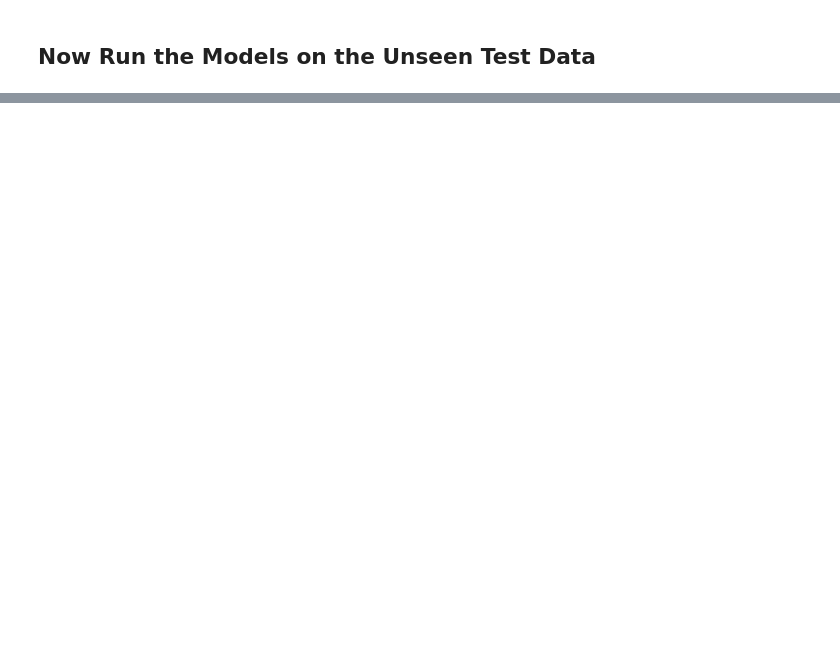
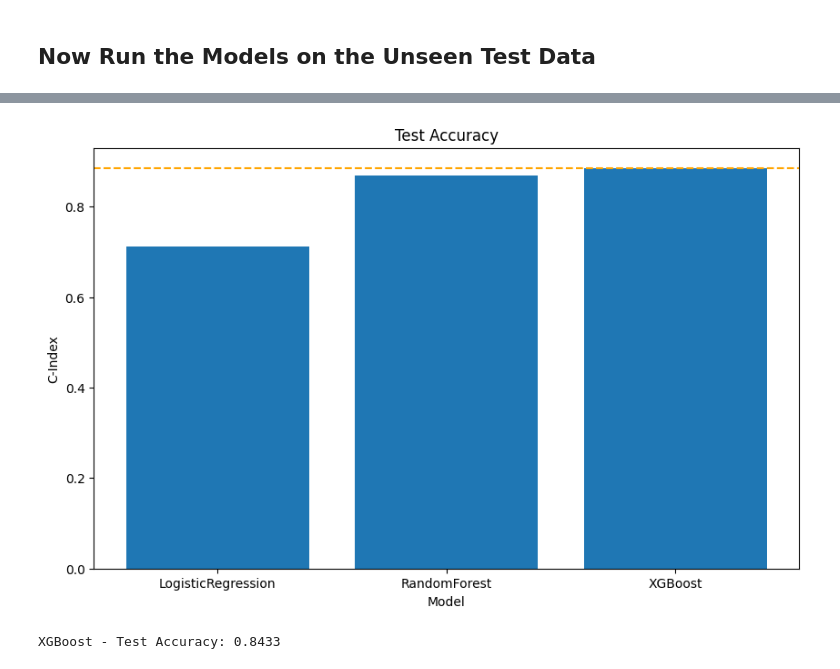
Before and after one commit to DanHerman212/precision_medicine, a Jupyter notebook: code/5_ML_pipelines.ipynb, the cells around one changed output, grey strips where cells are left out. Saved outputs shown, nothing was run; the diff lists cells and outputs as text; code cells hidden in the pictures; blank space fills up the shorter version.

Commit message:
updated pipelines

```diff
--- a/code/5_ML_pipelines.ipynb
+++ b/code/5_ML_pipelines.ipynb
@@ -194,9 +234,27 @@ results_df = pd.DataFrame(results)
 # %%
 # plot the accuracy on the test set
 plt.figure(figsize=(10, 6))
 plt.bar(results_df['model'], results_df['test_accuracy'])
 plt.title('Test Accuracy')
 plt.xlabel('Model')
 plt.ylabel('C-Index')
-plt.axhline(y=0.8669, color='orange', linestyle='--')
+plt.axhline(y=0.8854, color='orange', linestyle='--')
 plt.show()
+# %% [output]
+[figure, added]
+# %%
+# create pipeline for XGBoost
+xgb_pipeline = Pipeline(steps=[('preprocessor', preprocessor),
+                               ('classifier', xgb.XGBClassifier(learning_rate=0.1, n_estimators=300))])
+
+# fit the pipeline on the development set
+xgb_pipeline.fit(X_train, y_train)
+
+# predict the test set
+y_test_pred = xgb_pipeline.predict(X_test)
+
+# calculate the accuracy on the test set
+test_accuracy = helper.cindex(y_test, y_test_pred)
+print(f"XGBoost - Test Accuracy: {test_accuracy:.4f}")
+# %% [output]
+XGBoost - Test Accuracy: 0.8433
```
Also changed, not shown: parts of 9 cells of this notebook.
